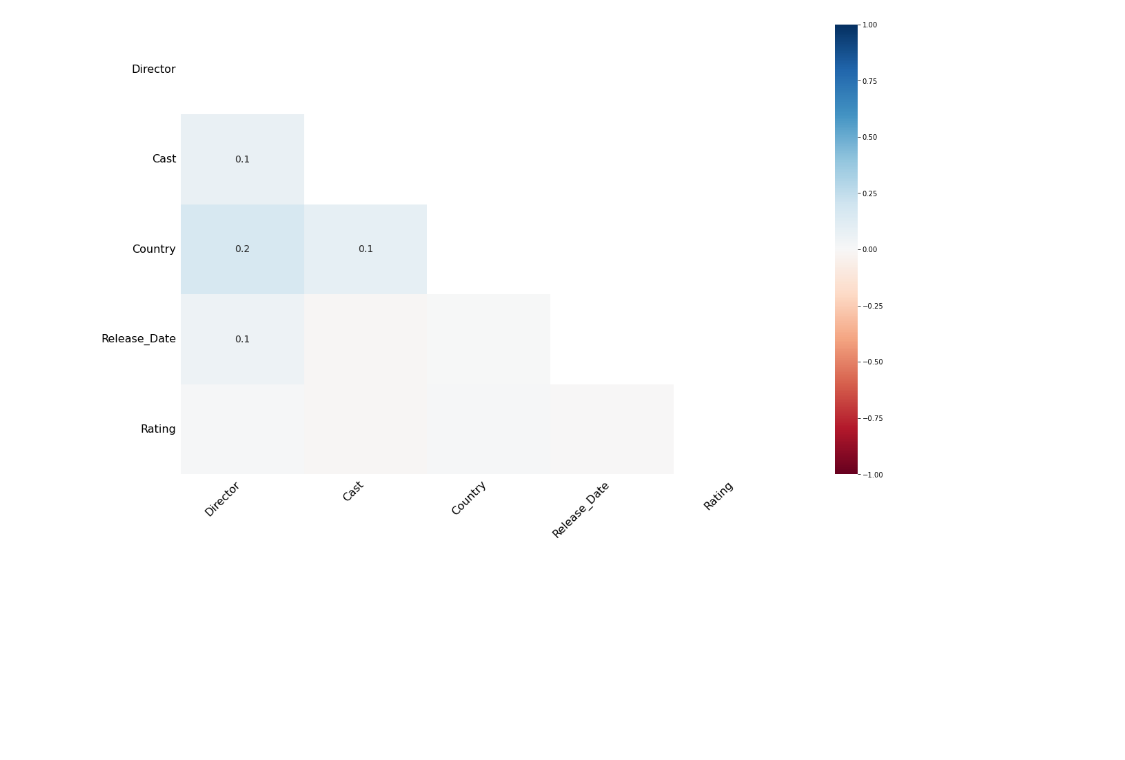
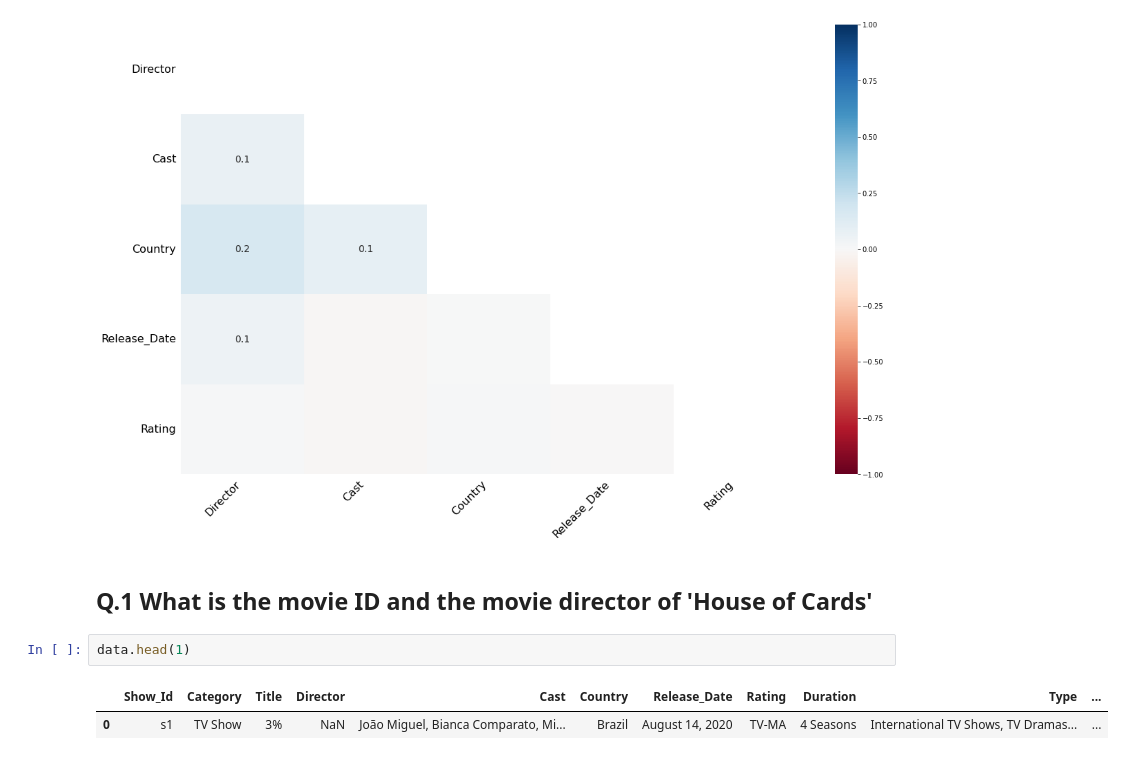
Before and after one commit to NAITSAIDI/Data_science_projects, a Jupyter notebook: Netflix_project_8/Netflix_data_analysis.ipynb, the cells around one changed output. Drawn from its saved outputs; the diff is of its cells as text; blank space fills up the shorter version.

```diff
--- a/Netflix_project_8/Netflix_data_analysis.ipynb
+++ b/Netflix_project_8/Netflix_data_analysis.ipynb
@@ -183,3 +183,10 @@ msno.heatmap(data)
 # %% [output]
 <AxesSubplot:>
 [figure]
+# %% [markdown]
+## Q.1 What is the movie ID and the movie director of 'House of Cards'
+# %%
+data.head(1)
+# %% [output]
+|  | Show_Id | Category | Title | Director | Cast | Country | Release_Date | Rating | Duration | Type | ... |
+| 0 | s1 | TV Show | 3% | NaN | João Miguel, Bianca Comparato, Mi... | Brazil | August 14, 2020 | TV-MA | 4 Seasons | International TV Shows, TV Dramas... | ... |
```
Also changed, not shown: parts of 5 cells of this notebook.
